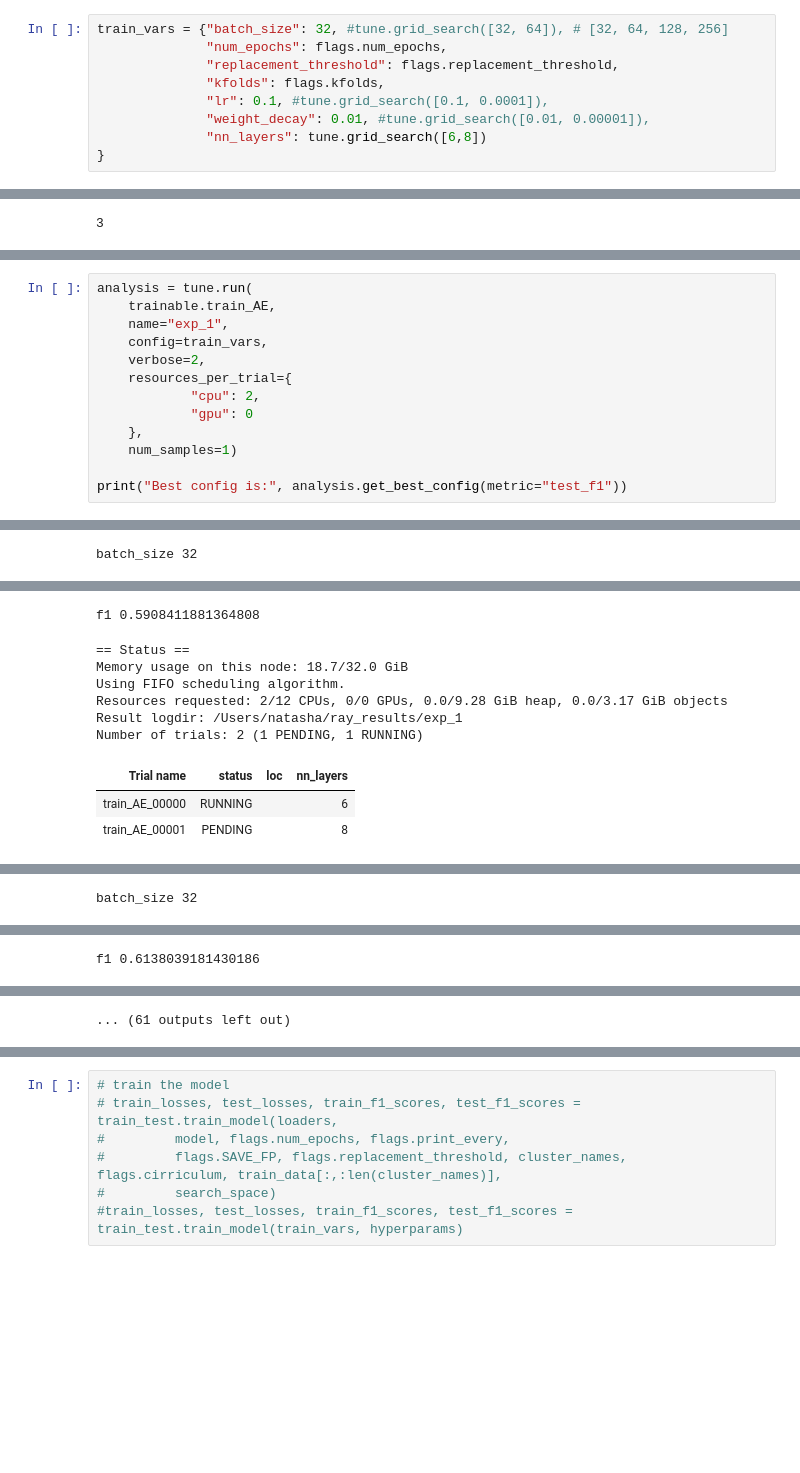
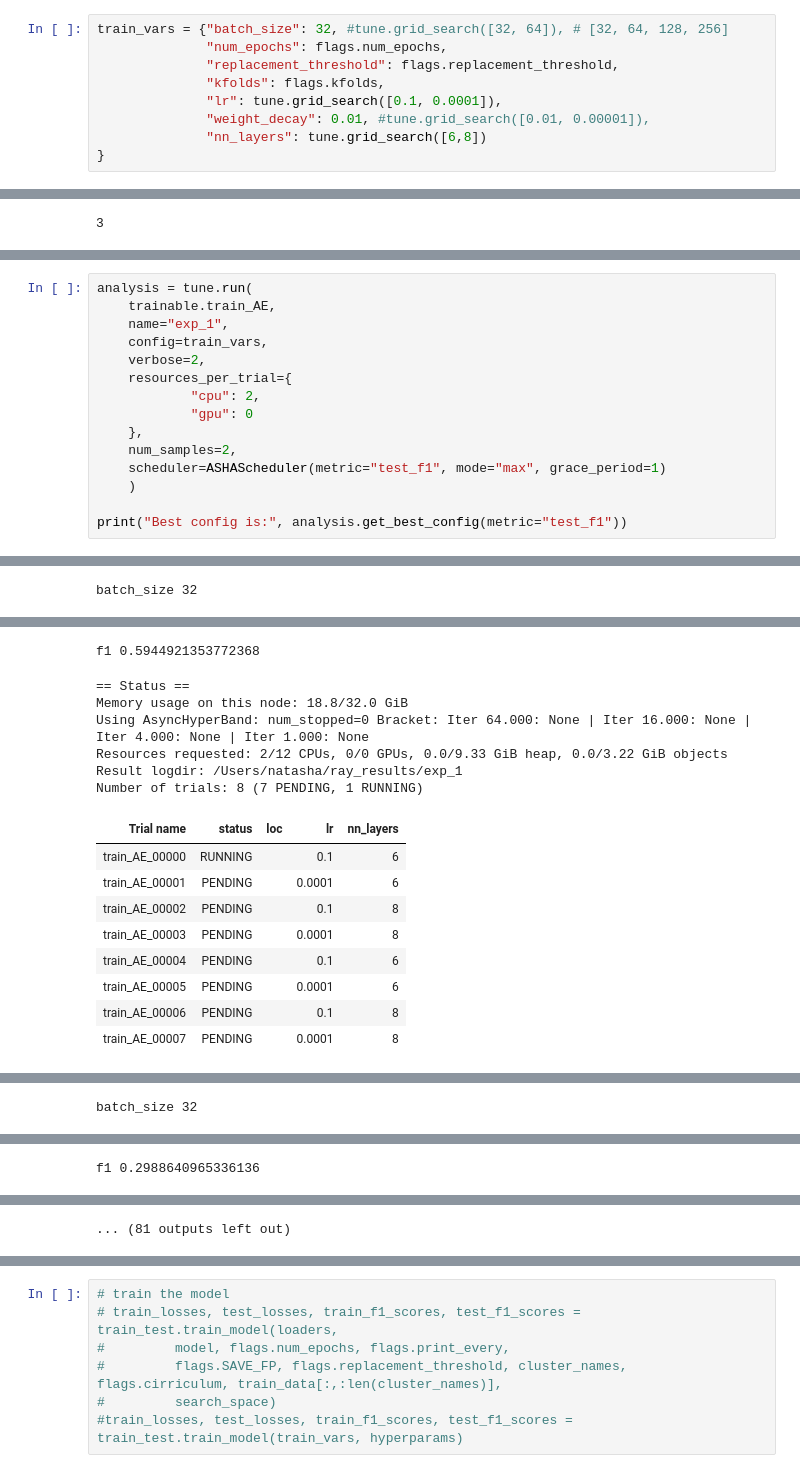
Before and after one commit to natasha-dudek/DeepGenomeVector, a Jupyter notebook: main.ipynb, the cells around one changed output, grey strips where cells are left out. Drawn from its saved outputs; the diff is of its cells as text; blank space fills up the shorter version.

```diff
--- a/main.ipynb
+++ b/main.ipynb
@@ -200,7 +200,7 @@ train_vars = {"batch_size": 32, #tune.grid_search([32, 64]), # [32, 64, 128, 256
               "num_epochs": flags.num_epochs,
               "replacement_threshold": flags.replacement_threshold,
               "kfolds": flags.kfolds,
-              "lr": 0.1, #tune.grid_search([0.1, 0.0001]),
+              "lr": tune.grid_search([0.1, 0.0001]),
               "weight_decay": 0.01, #tune.grid_search([0.01, 0.00001]),
               "nn_layers": tune.grid_search([6,8])
 }
@@ -231,7 +231,9 @@ analysis = tune.run(
             "cpu": 2,
             "gpu": 0
     },
-    num_samples=1)
+    num_samples=2,
+    scheduler=ASHAScheduler(metric="test_f1", mode="max", grace_period=1)
+    )
 
 print("Best config is:", analysis.get_best_config(metric="test_f1"))
 # %% [output]
@@ -241,10 +243,16 @@ batch_size 32
-f1 0.5908411881364808
+f1 0.5944921353772368
 == Status ==
-Memory usage on this node: 18.7/32.0 GiB
-Using FIFO scheduling algorithm.
-Resources requested: 2/12 CPUs, 0/0 GPUs, 0.0/9.28 GiB heap, 0.0/3.17 GiB objects
+Memory usage on this node: 18.8/32.0 GiB
+Using AsyncHyperBand: num_stopped=0 Bracket: Iter 64.000: None | Iter 16.000: None | Iter 4.000: None | Iter 1.000: None
+Resources requested: 2/12 CPUs, 0/0 GPUs, 0.0/9.33 GiB heap, 0.0/3.22 GiB objects
 Result logdir: /Users/natasha/ray_results/exp_1
-Number of trials: 2 (1 PENDING, 1 RUNNING)
+Number of trials: 8 (7 PENDING, 1 RUNNING)
-| Trial name | status | loc | nn_layers |
-| train_AE_00000 | RUNNING |  | 6 |
-| train_AE_00001 | PENDING |  | 8 |
+| Trial name | status | loc | lr | nn_layers |
+| train_AE_00000 | RUNNING |  | 0.1 | 6 |
+| train_AE_00001 | PENDING |  | 0.0001 | 6 |
+| train_AE_00002 | PENDING |  | 0.1 | 8 |
+| train_AE_00003 | PENDING |  | 0.0001 | 8 |
+| train_AE_00004 | PENDING |  | 0.1 | 6 |
+| train_AE_00005 | PENDING |  | 0.0001 | 6 |
+| train_AE_00006 | PENDING |  | 0.1 | 8 |
+| train_AE_00007 | PENDING |  | 0.0001 | 8 |
@@ -254,3 +262,3 @@ batch_size 32
-f1 0.6138039181430186
+f1 0.2988640965336136
 == Status ==
 Memory usage on this node: 17.9/32.0 GiB
@@ -264 +278 @@ Number of trials: 2 (2 RUNNING)
-... (61 outputs left out)
+... (81 outputs left out)
```
Also changed, not shown: parts of 6 cells of this notebook, 1 other file.
